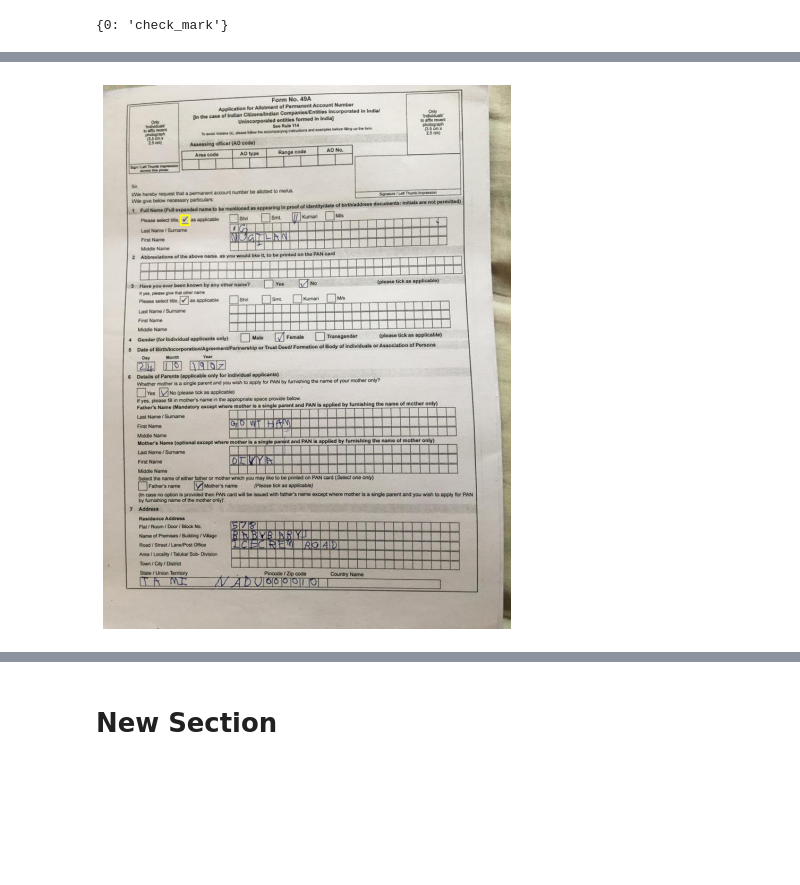
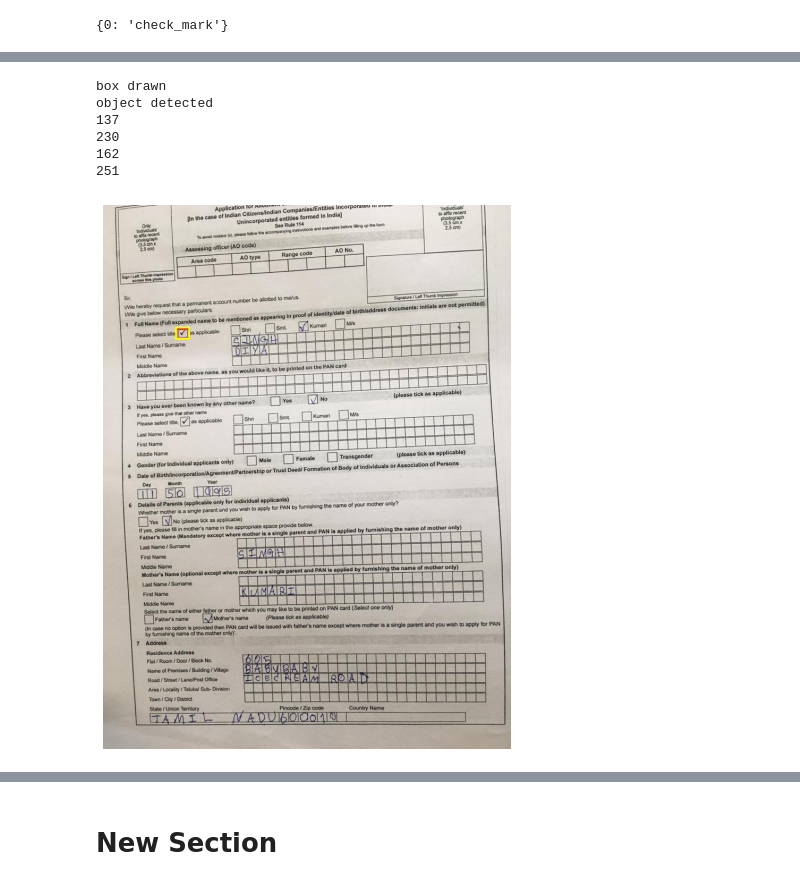
Before and after one commit to kavithachitriki/OCRProject, a Jupyter notebook: KerasRetinanet.ipynb, the cells around one changed output, grey strips where cells are left out. Cells and saved outputs as stored; diff of their text form; code cells hidden in the pictures; blank space fills up the shorter version.

```diff
--- a/KerasRetinanet.ipynb
+++ b/KerasRetinanet.ipynb
@@ -312,7 +301,7 @@ labels_to_names
 # %% [output]
 {0: 'check_mark'}
 # %%
-THRES_SCORE = 0.6
+THRES_SCORE = 0.5
 def show_detected_objects(image_row):
   img_path = image_row.image_name
   true_box = [image_row.x_min, image_row.y_min, image_row.x_max, image_row.y_max]
@@ -323,20 +312,29 @@ def show_detected_objects(image_row):
   image,scale=resize_image(image)
   boxes, scores, labels = model.predict_on_batch(np.expand_dims(image,axis=0))
   boxes=boxes/scale
-  draw_box(draw, true_box, color=(255, 255, 0))
+  draw_box(draw, true_box, color=(218, 45, 45))
   #draw detections
   for box, score, label in zip(boxes[0], scores[0], labels[0]):
     if score < THRES_SCORE:
-      break
+       break
     color = label_color(label)
     b = box.astype(int)
     draw_box(image, b, color=color)
-    caption = "{:.3f}".format(labels_to_names[label], score)
+    print("box drawn")
+    caption = "{}{:.3f}".format(labels_to_names[label], score)
     draw_caption(image, b, caption)
-
-  plt.axis('off')
-  plt.imshow(draw)
-  plt.show()
+    print("object detected")
+    print(b[0])
+    print(b[1])
+    print(b[2])
+    print(b[3])
+    d_box = [b[0], b[1], b[2],b[3]]
+    draw_box(draw, d_box, color=(255, 255, 0))
+    plt.axis('off')
+    plt.imshow(draw)
+    plt.show()
+    return d_box
+  #plt.figure(figsize=(15, 15))
 # %%
 test_df.head()
 # %% [output]
@@ -345,4 +347,10 @@ test_df.head()
-# %%
-show_detected_objects(test_df.iloc[0])
-# %% [output]
-[figure, removed]
+# %%
+x_check_min,x_check_max,y_check_min,y_check_max=show_detected_objects(test_df.iloc[3])
+# %% [output]
+box drawn
+object detected
+137
+230
+162
+251
+[figure, added]
```
Also changed, not shown: parts of 20 cells of this notebook.
